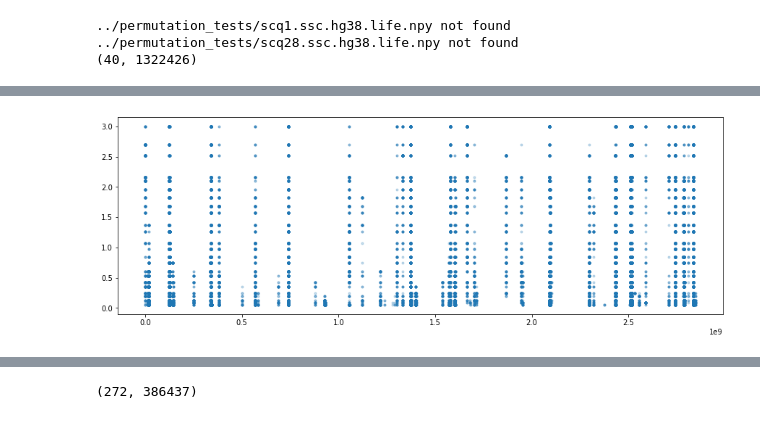
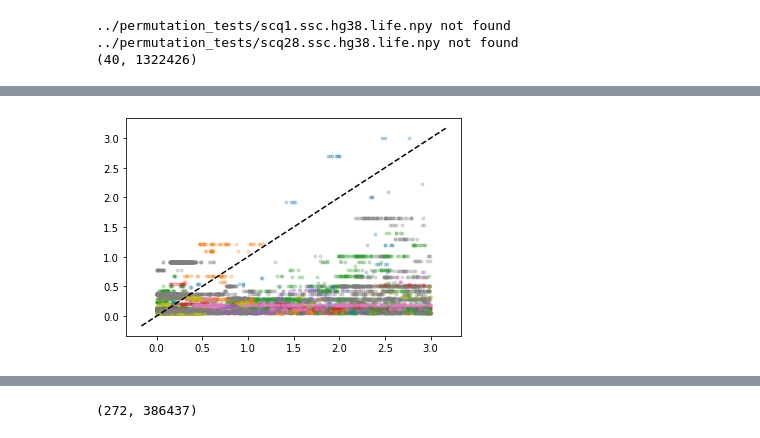
Before and after one commit to kpaskov/SibpairLinkage, a Jupyter notebook: analysis/Manhattan.ipynb, the cells around one changed output, grey strips where cells are left out. Cells and saved outputs as stored; diff of their text form; code cells hidden in the pictures.

```diff
--- a/analysis/Manhattan.ipynb
+++ b/analysis/Manhattan.ipynb
@@ -55,0 +61,6 @@ categories = [
+# %%
+plt.figure(figsize=(15, 5))
+indices = baseline<0.9
+plt.scatter(x[indices], -np.log10(baseline[indices]), marker='.', alpha=0.25)
+plt.axhline(-np.log10(0.05/len(baseline)))
+plt.show()
@@ -56,3 +75,5 @@ categories = [
+# %%
+is_outlier = -np.log10(baseline) > 3
 # %%
 pvalues = np.ones((40, intervals.shape[1]))
 for i in range(40):
@@ -66,3 +87,15 @@ print(pvalues.shape)
 ../permutation_tests/scq1.ssc.hg38.life.npy not found
 ../permutation_tests/scq28.ssc.hg38.life.npy not found
 (40, 1322426)
+# %%
+fig, subplots = plt.subplots(1, 1, figsize=(10, 4), sharey=True, sharex=True)
+
+for i in range(40):
+    indices = (pvalues[i, :]<0.9)
+    subplots.scatter(x[indices], -np.log10(pvalues[i, indices]), marker='.', alpha=0.25)
+
+
+
+plt.xticks([chrom_to_offset[x] for x in range(1, 23)], [str(x) for x in range(1, 23)], rotation=90)
+plt.yticks(-np.log10([0.1, 0.05, 0.01]), ['0.1', '0.05', '0.01'])
+plt.show()
@@ -68,0 +104,12 @@ print(pvalues.shape)
+# %%
+fig, subplots = plt.subplots(1, 1, figsize=(10, 4), sharey=True, sharex=True)
+
+for i in range(40):
+    indices = (pvalues[i, :]<0.9) & ~is_outlier
+    subplots.scatter(x[indices], -np.log10(pvalues[i, indices]), marker='.', alpha=0.25)
+
+
+
+plt.xticks([chrom_to_offset[x] for x in range(1, 23)], [str(x) for x in range(1, 23)], rotation=90)
+plt.yticks(-np.log10([0.1, 0.05, 0.01]), ['0.1', '0.05', '0.01'])
+plt.show()
@@ -69,8 +118,10 @@ print(pvalues.shape)
 # %%
-plt.figure(figsize=(15, 5))
-i = 5
-indices = pvalues[i, :]<0.9
-plt.scatter(x[indices], -np.log10(pvalues[i, indices]), marker='.', alpha=0.25)
+
+for i in range(40):
+    indices = (pvalues[i, :]<0.9) & ~is_outlier
+    plt.scatter(-np.log10(baseline[indices]), -np.log10(pvalues[i, indices]), marker='.', alpha=0.25)
+
+plt.plot(plt.xlim(), plt.xlim(), color='black', linestyle='--')
 plt.show()
 # %% [output]
-[figure, old version]
+[figure, new version]
```
Also changed, not shown: parts of 7 cells of this notebook, 1 other file.
